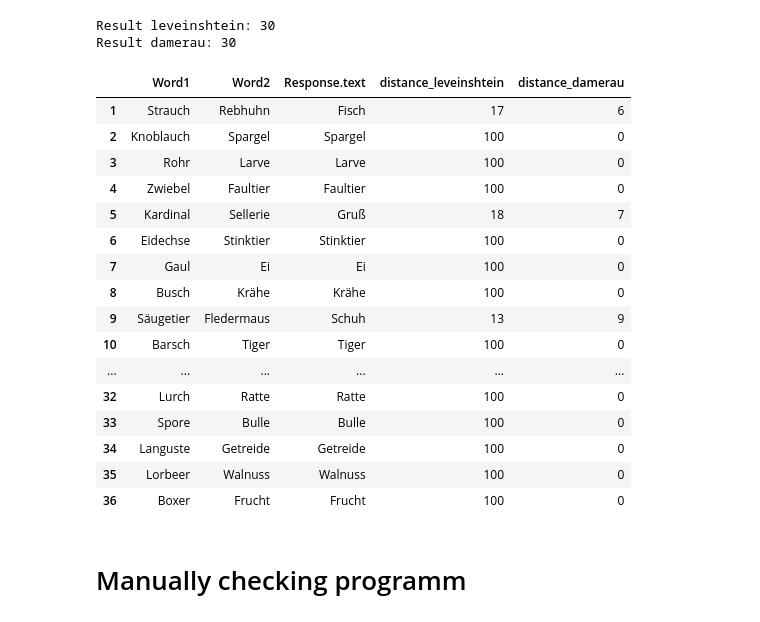
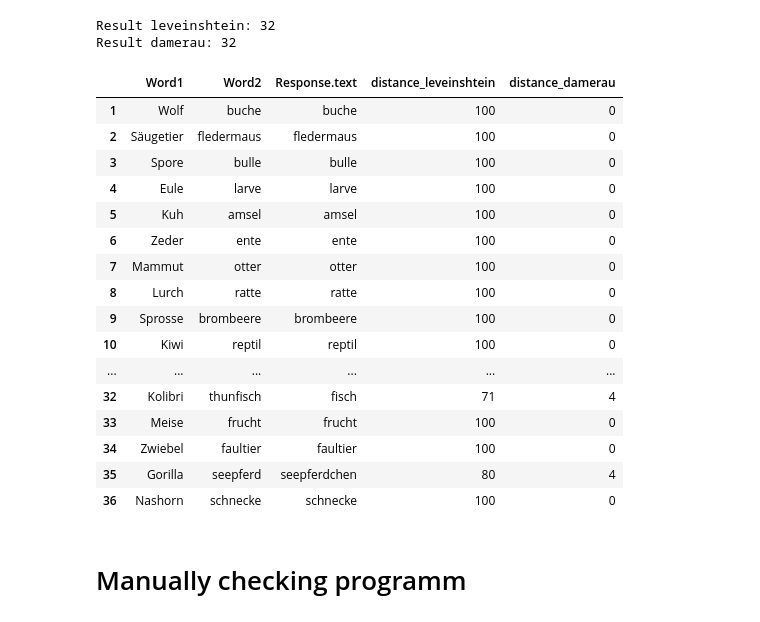
Before and after one commit to AlfredSwitchog/NeuroLab_3.10, a Jupyter notebook: PsychoPy/scoring/SNORE_scoring.ipynb, the cells around one changed output. Cells and saved outputs as stored; diff of their text form; code cells hidden in the pictures.

```diff
--- a/PsychoPy/scoring/SNORE_scoring.ipynb
+++ b/PsychoPy/scoring/SNORE_scoring.ipynb
@@ -6,20 +6,23 @@ from pyxdameraulevenshtein import damerau_levenshtein_distance
 import regex as re
 import sys
 # %%
-def replace_return(string):
+def string_cleaning(string):
     clean_string = re.sub(r"\n", "", string)
     clean_string = re.sub(r"nan", "", clean_string)
     clean_string = re.sub(r" ", "", clean_string)
+    clean_string = re.sub(r"\r", "", clean_string)
+    clean_string = clean_string.lower()
+    clean_string = re.sub(r'[^a-zA-zäöüÄÖÜß]', '', clean_string)
     return clean_string
 
 def score_response_damerau(response):
-    if response <= 1:
+    if response <= 2:
         return 1
     else:
         return 0
 
 def score_response_leveinshtein(response):
-    if response > 95:
+    if response > 90:
         return 1
     else:
         return 0
@@ -49,48 +35,58 @@ df
 # %%
-df_short = df[["Word1","Word2", "Response.text"]].copy()  # Create a copy of the DataFrame slice
+path = "/Users/Richard/PycharmProjects/NeuroLab_3.10/PsychoPy/scoring/Memory/immediate recall/Nature/RU02AG240724_Memory2_IR.csv"
+df = pd.read_csv(path)
+
+# Create a copy of the DataFrame slice
+df_short = df[["Word1","Word2", "Response.text"]].copy()
+
 # Ensure all values are treated as strings, replacing NaNs with empty strings
 df_short["Word2"] = df_short["Word2"].astype(str).fillna("")
 df_short = df_short[df_short["Word2"] != "nan"]
 df_short["Response.text"] = df_short["Response.text"].astype(str).fillna("")
-df_short["Response.text"] = df_short["Response.text"].apply(replace_return)
+
+#remove unwanted characters from result string and make every letter lowercase
+df_short["Response.text"] = df_short["Response.text"].apply(string_cleaning)
+
+#make every letter lowercase in the solution string
+df_short["Word2"] = df_short["Word2"].str.lower()
 
 #calculate distance based on Leveinstein algorithm
 df_short["distance_leveinshtein"] = df_short.apply(lambda row: fuzz.token_sort_ratio(row["Word2"], row["Response.text"]), axis=1)
 
 #calculate distance based on Damerau Levenshtein Distance
 df_short["distance_damerau"] = df_short.apply(lambda row: damerau_levenshtein_distance(row["Word2"], row["Response.text"]), axis=1)
 
 #Calculate score of the participant
 df_short["scoring_leveinshtein"] = df_short["distance_leveinshtein"].apply(score_response_leveinshtein)
 result_leveinshtein = df_short["scoring_leveinshtein"].sum()
 
 df_short["scoring_damerau"] = df_short["distance_damerau"].apply(score_response_damerau)
 result_damerau = df_short["scoring_damerau"].sum()
 
 print(f"Result leveinshtein: {result_leveinshtein}")
 print(f"Result damerau: {result_damerau}")
 
 df_short[["Word1", "Word2", "Response.text", "distance_leveinshtein","distance_damerau"]].head(50)
 # %% [output]
-Result leveinshtein: 30
-Result damerau: 30
+Result leveinshtein: 32
+Result damerau: 32
 |  | Word1 | Word2 | Response.text | distance_leveinshtein | distance_damerau |
-| 1 | Strauch | Rebhuhn | Fisch | 17 | 6 |
-| 2 | Knoblauch | Spargel | Spargel | 100 | 0 |
-| 3 | Rohr | Larve | Larve | 100 | 0 |
-| 4 | Zwiebel | Faultier | Faultier | 100 | 0 |
-| 5 | Kardinal | Sellerie | Gruß | 18 | 7 |
-| 6 | Eidechse | Stinktier | Stinktier | 100 | 0 |
-| 7 | Gaul | Ei | Ei | 100 | 0 |
-| 8 | Busch | Krähe | Krähe | 100 | 0 |
-| 9 | Säugetier | Fledermaus | Schuh | 13 | 9 |
-| 10 | Barsch | Tiger | Tiger | 100 | 0 |
+| 1 | Wolf | buche | buche | 100 | 0 |
+| 2 | Säugetier | fledermaus | fledermaus | 100 | 0 |
+| 3 | Spore | bulle | bulle | 100 | 0 |
+| 4 | Eule | larve | larve | 100 | 0 |
+| 5 | Kuh | amsel | amsel | 100 | 0 |
+| 6 | Zeder | ente | ente | 100 | 0 |
+| 7 | Mammut | otter | otter | 100 | 0 |
+| 8 | Lurch | ratte | ratte | 100 | 0 |
+| 9 | Sprosse | brombeere | brombeere | 100 | 0 |
+| 10 | Kiwi | reptil | reptil | 100 | 0 |
 | ... | ... | ... | ... | ... | ... |
-| 32 | Lurch | Ratte | Ratte | 100 | 0 |
-| 33 | Spore | Bulle | Bulle | 100 | 0 |
-| 34 | Languste | Getreide | Getreide | 100 | 0 |
-| 35 | Lorbeer | Walnuss | Walnuss | 100 | 0 |
-| 36 | Boxer | Frucht | Frucht | 100 | 0 |
+| 32 | Kolibri | thunfisch | fisch | 71 | 4 |
+| 33 | Meise | frucht | frucht | 100 | 0 |
+| 34 | Zwiebel | faultier | faultier | 100 | 0 |
+| 35 | Gorilla | seepferd | seepferdchen | 80 | 4 |
+| 36 | Nashorn | schnecke | schnecke | 100 | 0 |
 # %% [markdown]
 # Manually checking programm
 # %%
```
Also changed, not shown: parts of 1 cell of this notebook, 22 other files.
